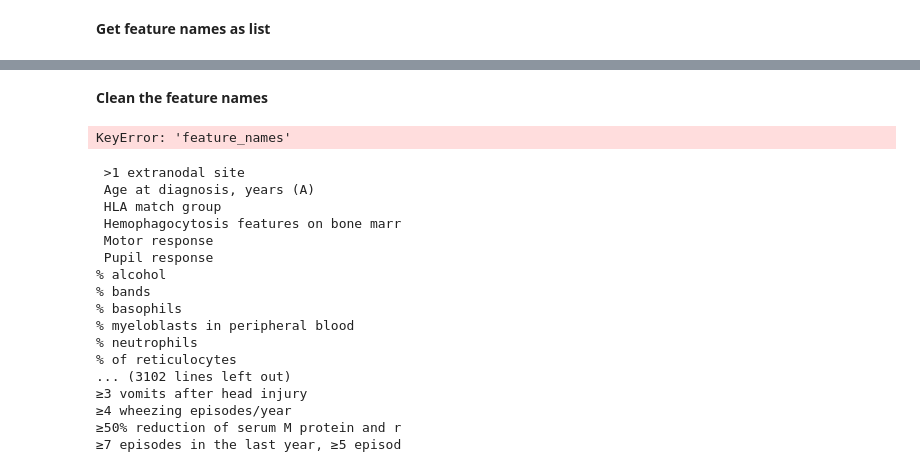
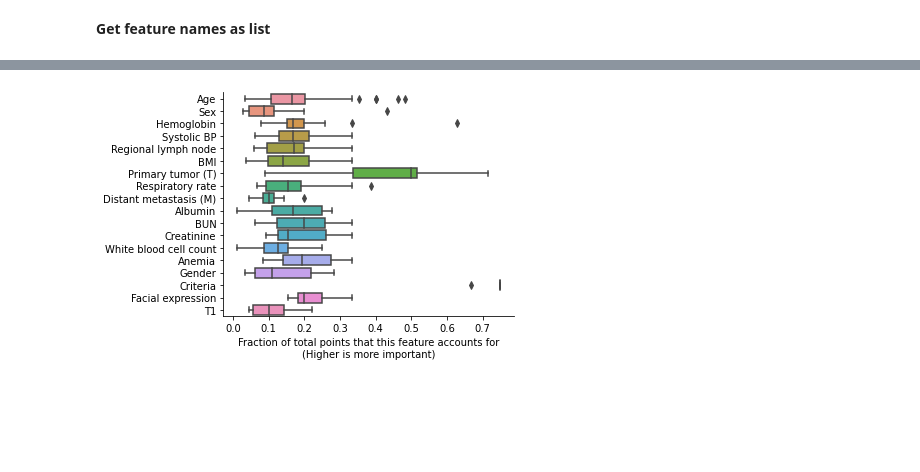
Before and after one commit to csinva/clinical-rule-analysis, a Jupyter notebook: notebooks/03_feature_analysis.ipynb, the cells around one changed output, grey strips where cells are left out. Cells and saved outputs as stored; diff of their text form; code cells hidden in the pictures; blank space fills up the shorter version.

```diff
--- a/notebooks/03_feature_analysis.ipynb
+++ b/notebooks/03_feature_analysis.ipynb
@@ -87,34 +67,0 @@ Name: feature_names_with_vals, Length: 644, dtype: object
-# %% [markdown]
-**Clean the feature names**
-# %%
-words = df['feature_names'].apply(clean.get_clean_unique_feature_names_from_list)
-all_words = sum(words, [])  # concatenate all list
-
-all_words = pd.Series(all_words)
-all_words = all_words[~(all_words == 'unknown')]
-counts = all_words.value_counts()
-# %% [output]
-KeyError: 'feature_names'
-# %%
-feat_names = pd.Series(counts.index).apply(lambda x: x[:39])
-for feat_name in sorted(feat_names):
-    print(feat_name)
-# print(sorted(feat_names))
-# %% [output]
- >1 extranodal site
- Age at diagnosis, years (A)
- HLA match group
- Hemophagocytosis features on bone marr
- Motor response
- Pupil response
-% alcohol
-% bands
-% basophils
-% myeloblasts in peripheral blood
-% neutrophils
-% of reticulocytes
-... (3102 lines left out)
-≥3 vomits after head injury
-≥4 wheezing episodes/year
-≥50% reduction of serum M protein and r
-≥7 episodes in the last year, ≥5 episod
@@ -121 +84,8 @@ for feat_name in sorted(feat_names):
+# %%
+sns.boxplot(x='score', y='feat_name', data=df_box)
+plt.ylabel('')
+plt.xlabel('Fraction of total points that this feature accounts for\n(Higher is more important)')
+viz.savefig('scoring_cdi_boxplot')
+# %% [output]
+[figure, added]
 # %%
```
Also changed, not shown: parts of 9 cells of this notebook, 22 other files.
